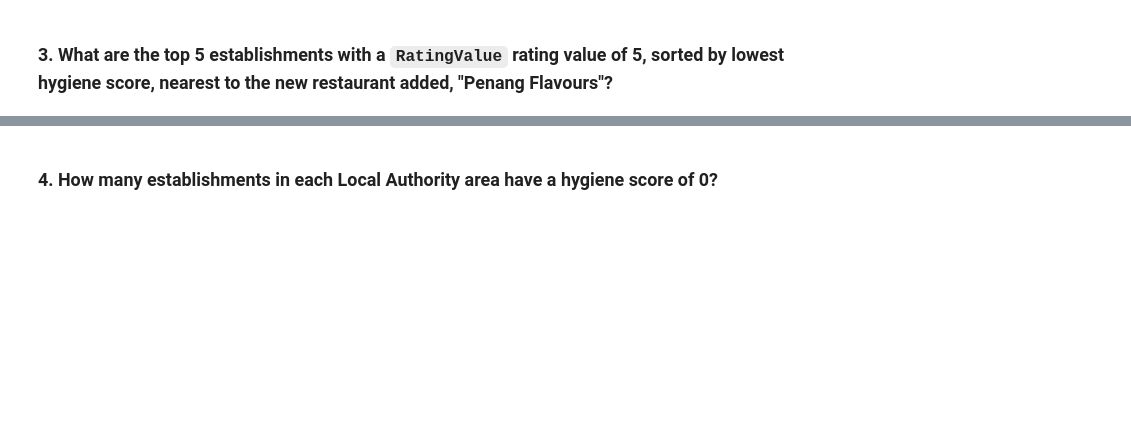
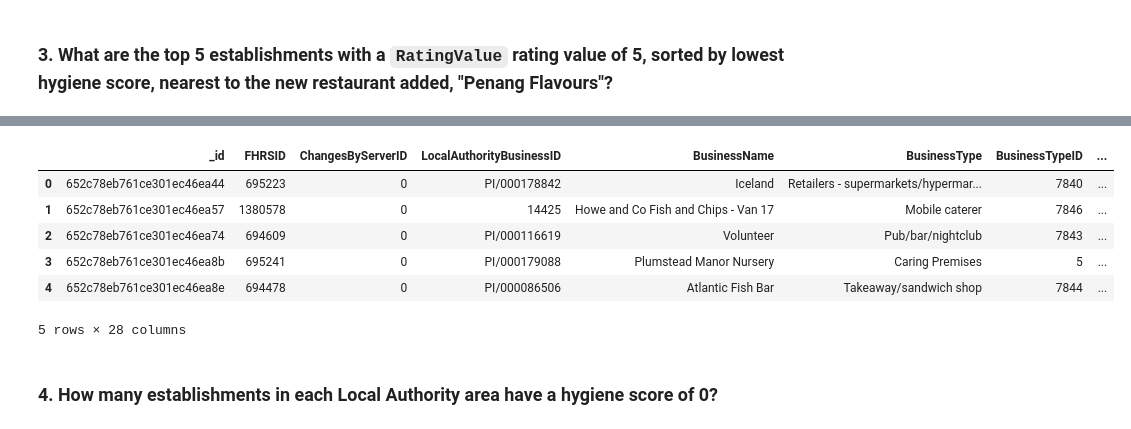
Before and after one commit to cwolf1424/NoSQL-Challenge, a Jupyter notebook: NoSQL_analysis_starter.ipynb, the cells around one changed output, grey strips where cells are left out. Cells and saved outputs as stored; diff of their text form; code cells hidden in the pictures; blank space fills up the shorter version.

```diff
--- a/NoSQL_analysis_starter.ipynb
+++ b/NoSQL_analysis_starter.ipynb
@@ -62,13 +167,32 @@ query =
 # %%
 # Search within 0.01 degree on either side of the latitude and longitude.
+degree_search = 0.01
+latitude_max = (51.49014200+degree_search)
+latitude_min = (51.49014200-degree_search)
+longitude_max = (0.08384000+degree_search)
+longitude_min = (0.08384000-degree_search)
+
 # Rating value must equal 5
+query1 = {'$match': {"RatingValue": 5}}
+query2 = {'$match':{"geocode.latitude":{'$gte':latitude_min, '$lte':latitude_max }}}
+query3 = {'$match':{"geocode.longitude":{'$gte':longitude_min, '$lte':longitude_max }}}
+
 # Sort by hygiene score
+query4 = {'$sort': {"scores.Hygiene":1}}
 
-degree_search = 0.01
-latitude =
-longitude =
+pipeline = [query1, query2, query3, query4]
 
-query =
-sort =
+top_near_penang = list(establishments.aggregate(pipeline))
+
+#  Display the number of documents in the result
+count = len(top_near_penang)
+print (f'There are {count} resturaunts near Penang Flavours with a rating of 5.')
+
+#Limit to Top 5
+top_5_near_penang = top_near_penang[0:5]
 
 # Print the results
+print ("-----------------------------------")
+print ("Here are the five that ranked worst on hygiene:")
+print ("-----------------------------------")
+pprint(top_5_near_penang)
@@ -75,5 +217,15 @@ sort =
 # %%
 # Convert result to Pandas DataFrame
+top_near_penang_df = pd.DataFrame(top_near_penang)
+top_near_penang_df.head(5)
+# %% [output]
+|  | _id | FHRSID | ChangesByServerID | LocalAuthorityBusinessID | BusinessName | BusinessType | BusinessTypeID | ... |
+| 0 | 652c78eb761ce301ec46ea44 | 695223 | 0 | PI/000178842 | Iceland | Retailers - supermarkets/hypermar... | 7840 | ... |
+| 1 | 652c78eb761ce301ec46ea57 | 1380578 | 0 | 14425 | Howe and Co Fish and Chips - Van 17 | Mobile caterer | 7846 | ... |
+| 2 | 652c78eb761ce301ec46ea74 | 694609 | 0 | PI/000116619 | Volunteer | Pub/bar/nightclub | 7843 | ... |
+| 3 | 652c78eb761ce301ec46ea8b | 695241 | 0 | PI/000179088 | Plumstead Manor Nursery | Caring Premises | 5 | ... |
+| 4 | 652c78eb761ce301ec46ea8e | 694478 | 0 | PI/000086506 | Atlantic Fish Bar | Takeaway/sandwich shop | 7844 | ... |
+5 rows × 28 columns
 # %% [markdown]
 ### 4. How many establishments in each Local Authority area have a hygiene score of 0?
 # %%
```
Also changed, not shown: parts of 9 cells of this notebook.
